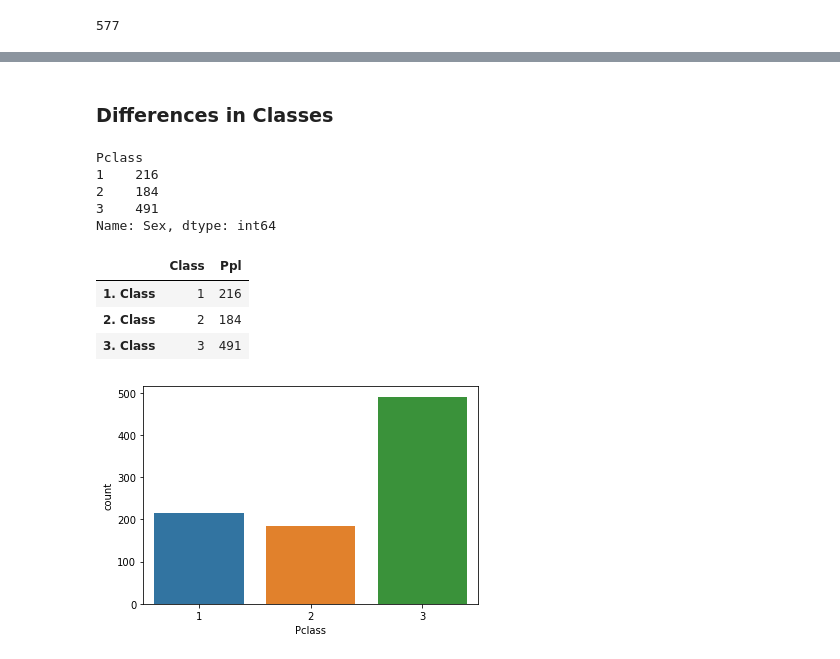
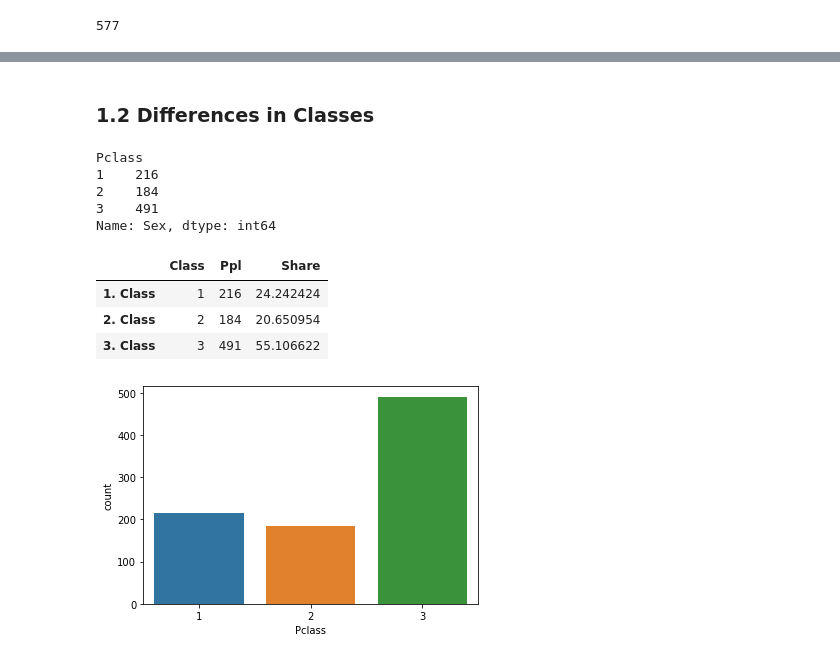
Before and after one commit to Blitzbert/Titanic, a Jupyter notebook: Survival Chance.ipynb, the cells around one changed output, grey strips where cells are left out. Saved outputs shown, nothing was run; the diff lists cells and outputs as text; code cells hidden in the pictures.

```diff
--- a/Survival Chance.ipynb
+++ b/Survival Chance.ipynb
@@ -95,38 +115,42 @@ table_for_description_male_female
 # %% [markdown]
-### Differences in Classes
+### 1.2 Differences in Classes
 # %%
 table_groupby_Pclass = relevant_data.groupby("Pclass").count()
+table_groupby_Pclass["Sex"]
+# %% [output]
+Pclass
+1    216
+2    184
+3    491
+Name: Sex, dtype: int64
-# %%
-table_groupby_Pclass["Sex"]
-# %% [output]
-Pclass
-1    216
-2    184
-3    491
-Name: Sex, dtype: int64
 # %%
 x = relevant_data[relevant_data["Pclass"] == 1]
 y = relevant_data[relevant_data["Pclass"] == 2]
 z = relevant_data[relevant_data["Pclass"] == 3]
 
 ppl_1class = x["Sex"].count()
 ppl_2class = y["Sex"].count()
 ppl_3class = z["Sex"].count()
 
+share_ppl_1class = ppl_1class/891*100
+share_ppl_2class = ppl_2class/891*100
+share_ppl_3class = ppl_3class/891*100
+
+
 table_ppl_class = pd.DataFrame(
             {
                 "Class": [1,2,3],
-                "Ppl": [ppl_1class, ppl_2class, ppl_3class ]
-
+                "Ppl": [ppl_1class, ppl_2class, ppl_3class ],
+                 "Share": [share_ppl_1class,share_ppl_2class,share_ppl_3class]
              },
                     index=['1. Class', '2. Class', '3. Class']
                                 )
 table_ppl_class
 # %% [output]
-|  | Class | Ppl |
-| 1. Class | 1 | 216 |
-| 2. Class | 2 | 184 |
-| 3. Class | 3 | 491 |
+|  | Class | Ppl | Share |
+| 1. Class | 1 | 216 | 24.242424 |
+| 2. Class | 2 | 184 | 20.650954 |
+| 3. Class | 3 | 491 | 55.106622 |
 # %%
 ax = sns.countplot(x="Pclass", data=relevant_data)
 # %% [output]
```
Also changed, not shown: parts of 88 cells of this notebook.
